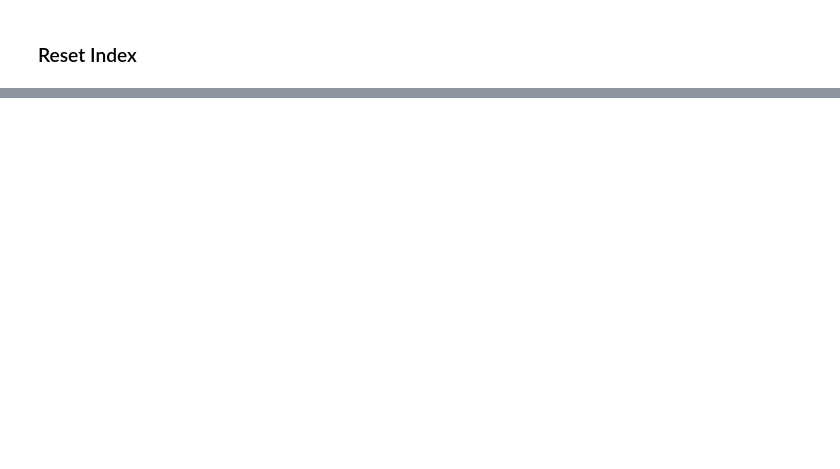
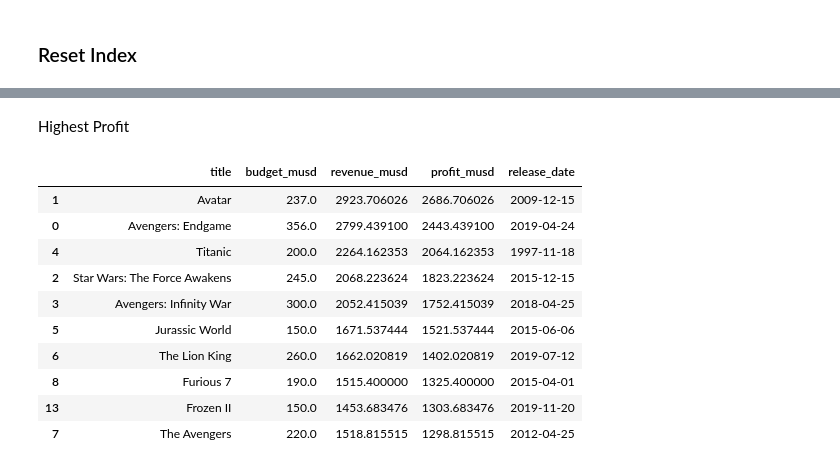
Before and after one commit to b-kenneth/Python_Fundamentals, a Jupyter notebook: movie_data_analysis.ipynb, the cells around one changed output, grey strips where cells are left out. Saved outputs shown, nothing was run; the diff lists cells and outputs as text; code cells hidden in the pictures; blank space fills up the shorter version.

Commit message:
Filtered and ranked movies

```diff
--- a/movie_data_analysis.ipynb
+++ b/movie_data_analysis.ipynb
@@ -476,0 +521,23 @@ cleaned_movies_df.head()
+# %% [markdown]
+Highest Profit
+# %%
+# Calculate profit (Revenue - Budget) and add it as a new column
+cleaned_movies_df.loc[:, 'profit_musd'] = cleaned_movies_df['revenue_musd'] - cleaned_movies_df['budget_musd']
+
+# Sort movies by 'profit_musd' in descending order
+highest_profit_movies = cleaned_movies_df.sort_values(by='profit_musd', ascending=False)
+
+# Display the top 10 movies by profit
+highest_profit_movies[['title', 'budget_musd', 'revenue_musd', 'profit_musd', 'release_date']].head(10)
+# %% [output]
+|  | title | budget_musd | revenue_musd | profit_musd | release_date |
+| 1 | Avatar | 237.0 | 2923.706026 | 2686.706026 | 2009-12-15 |
+| 0 | Avengers: Endgame | 356.0 | 2799.439100 | 2443.439100 | 2019-04-24 |
+| 4 | Titanic | 200.0 | 2264.162353 | 2064.162353 | 1997-11-18 |
+| 2 | Star Wars: The Force Awakens | 245.0 | 2068.223624 | 1823.223624 | 2015-12-15 |
+| 3 | Avengers: Infinity War | 300.0 | 2052.415039 | 1752.415039 | 2018-04-25 |
+| 5 | Jurassic World | 150.0 | 1671.537444 | 1521.537444 | 2015-06-06 |
+| 6 | The Lion King | 260.0 | 1662.020819 | 1402.020819 | 2019-07-12 |
+| 8 | Furious 7 | 190.0 | 1515.400000 | 1325.400000 | 2015-04-01 |
+| 13 | Frozen II | 150.0 | 1453.683476 | 1303.683476 | 2019-11-20 |
+| 7 | The Avengers | 220.0 | 1518.815515 | 1298.815515 | 2012-04-25 |
```
Also changed, not shown: parts of 8 cells of this notebook.
